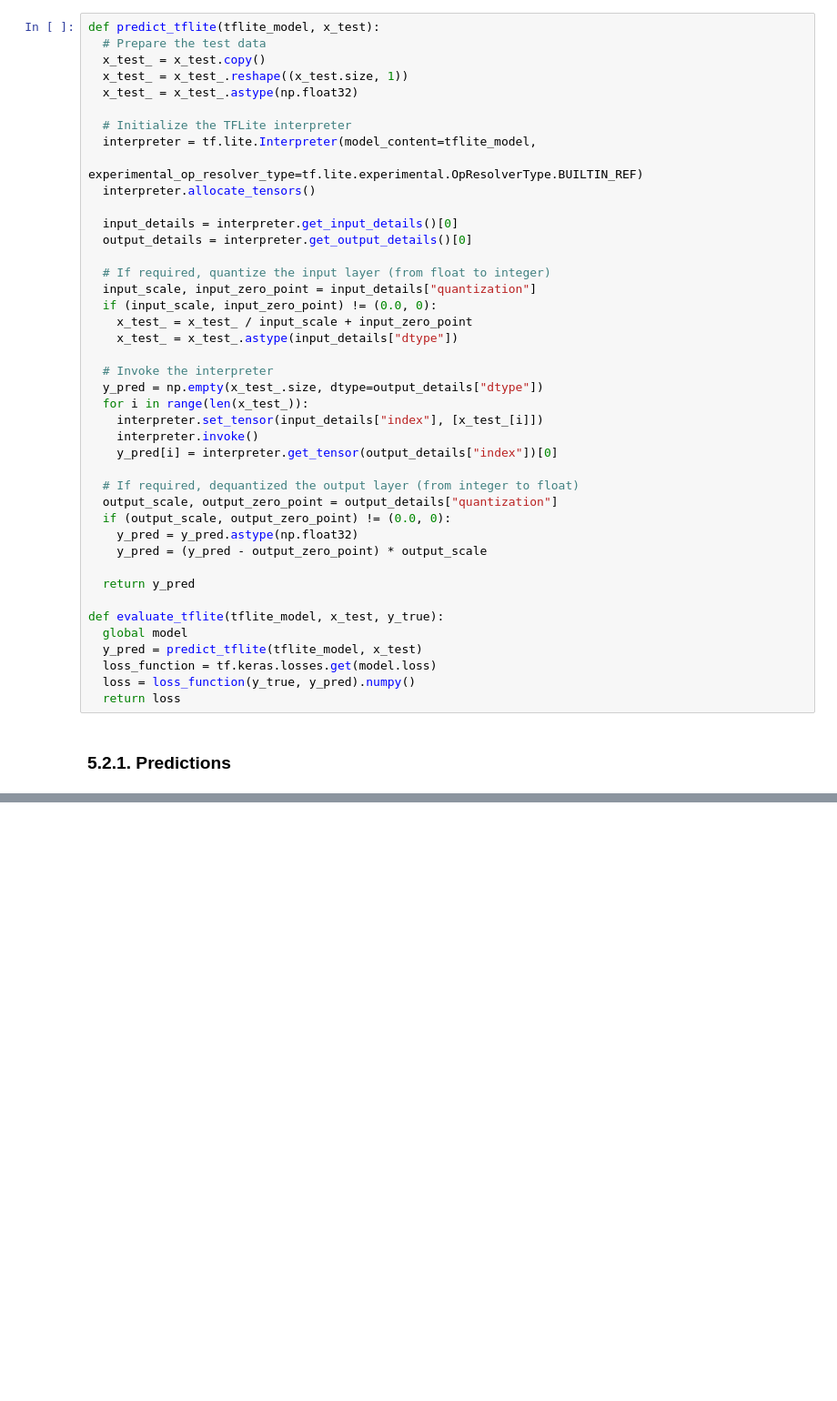
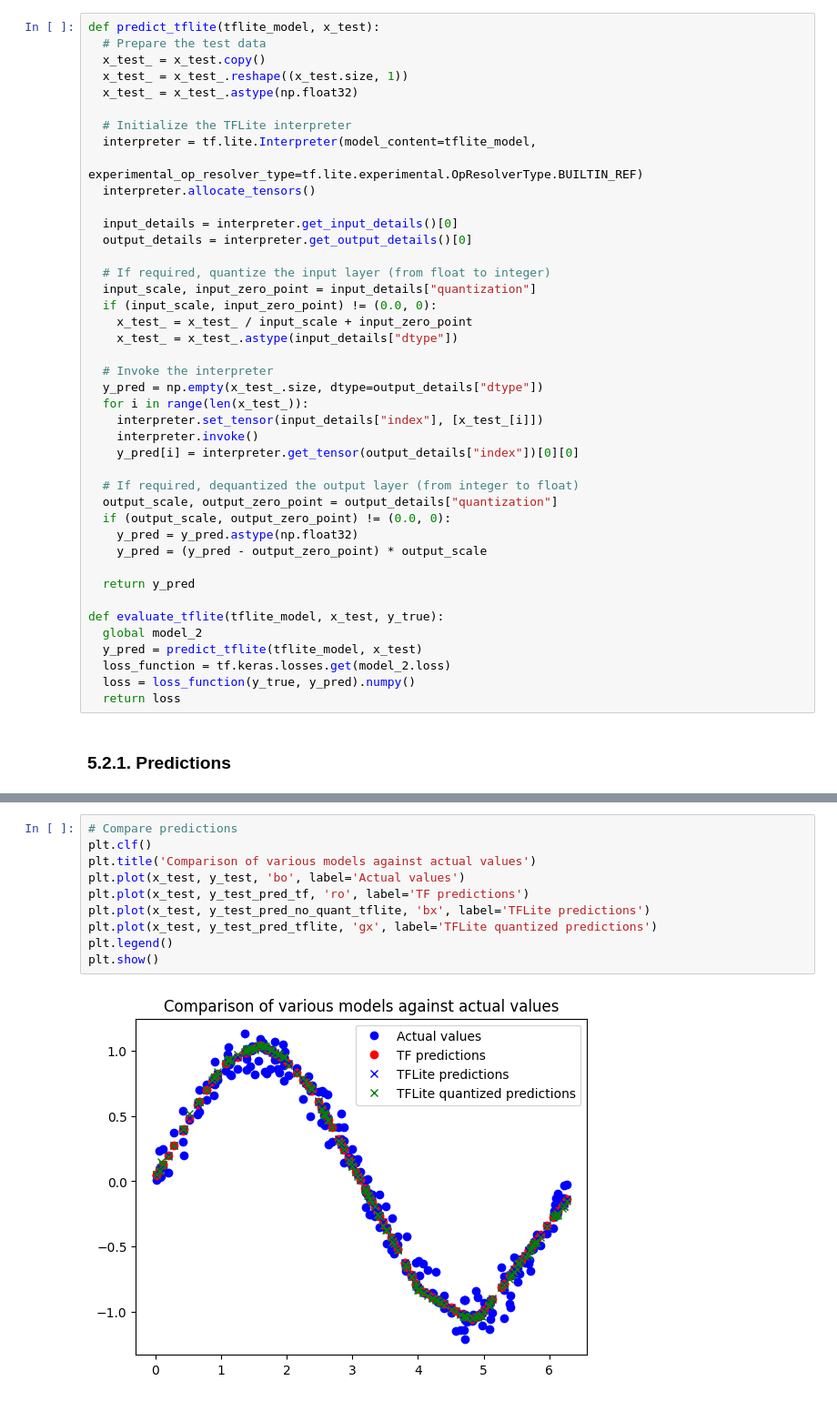
Before and after one commit to MrCheesyBurgerU/TinyML, a Jupyter notebook: sine-wave/sine_wave_train.ipynb, the cells around one changed output, grey strips where cells are left out. Shown at 91% size. Drawn from its saved outputs; the diff is of its cells as text; blank space fills up the shorter version.

```diff
--- a/sine-wave/sine_wave_train.ipynb
+++ b/sine-wave/sine_wave_train.ipynb
@@ -407,7 +543,7 @@ def predict_tflite(tflite_model, x_test):
   for i in range(len(x_test_)):
     interpreter.set_tensor(input_details["index"], [x_test_[i]])
     interpreter.invoke()
-    y_pred[i] = interpreter.get_tensor(output_details["index"])[0]
+    y_pred[i] = interpreter.get_tensor(output_details["index"])[0][0]
 
   # If required, dequantized the output layer (from integer to float)
   output_scale, output_zero_point = output_details["quantization"]
@@ -418,9 +554,9 @@ def predict_tflite(tflite_model, x_test):
   return y_pred
 
 def evaluate_tflite(tflite_model, x_test, y_true):
-  global model
+  global model_2
   y_pred = predict_tflite(tflite_model, x_test)
-  loss_function = tf.keras.losses.get(model.loss)
+  loss_function = tf.keras.losses.get(model_2.loss)
   loss = loss_function(y_true, y_pred).numpy()
   return loss
 # %% [markdown]
@@ -432,0 +575,12 @@ y_test_pred_tflite = predict_tflite(model_tflite, x_test)
+# %%
+# Compare predictions
+plt.clf()
+plt.title('Comparison of various models against actual values')
+plt.plot(x_test, y_test, 'bo', label='Actual values')
+plt.plot(x_test, y_test_pred_tf, 'ro', label='TF predictions')
+plt.plot(x_test, y_test_pred_no_quant_tflite, 'bx', label='TFLite predictions')
+plt.plot(x_test, y_test_pred_tflite, 'gx', label='TFLite quantized predictions')
+plt.legend()
+plt.show()
+# %% [output]
+[figure, added]
```
Also changed, not shown: parts of 31 cells of this notebook, 7 other files.
